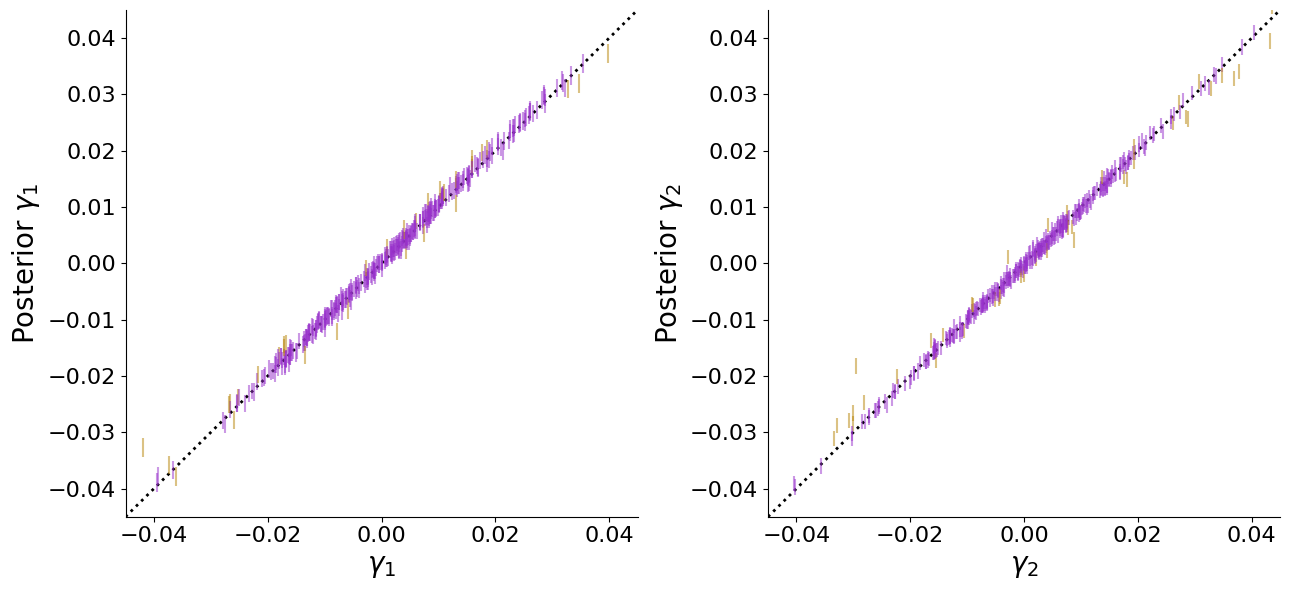
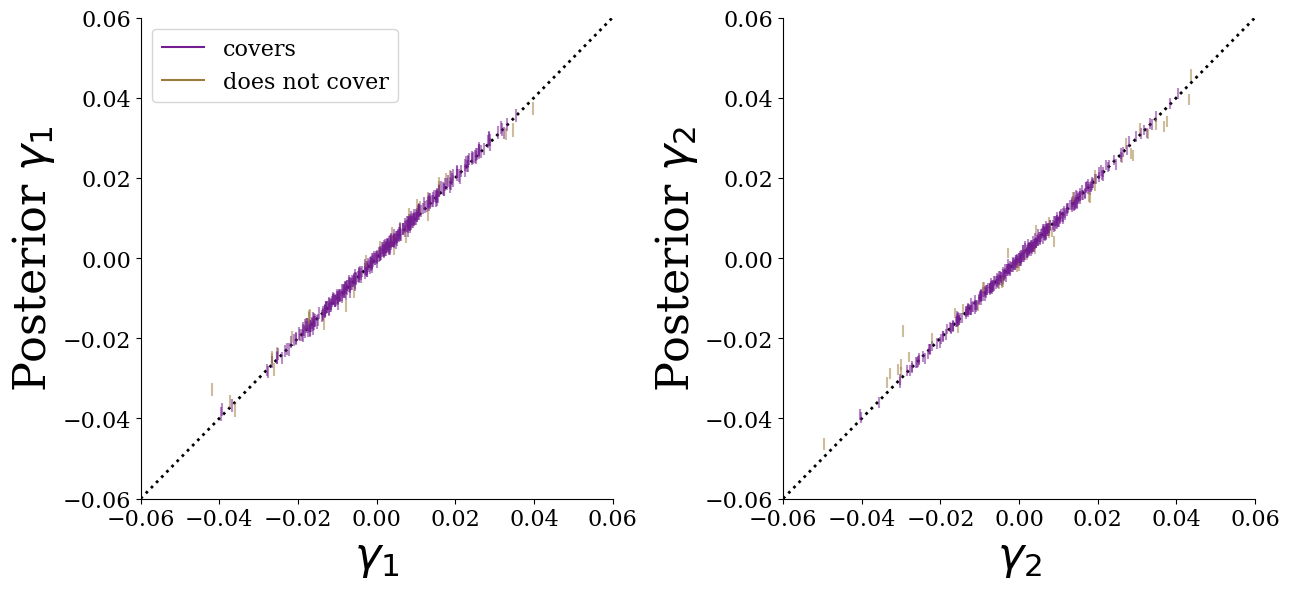
The change to this notebook cell's code, shown as a diff; its figure went from the first image to the second:
--- before
+++ after
@@ -1,10 +1,10 @@
 fig, ax = plt.subplots(1, 2, figsize=(13, 6))
-fontsize = 20
+fontsize = 32
 ticklabelsize = 16
-color = np.array(["darkgoldenrod", "darkorchid"])
+color = np.array(["#9c7c3d", "#741d91"])
 alpha = 0.5
 
-axmin = -0.045
-axmax = 0.045
+axmin = -0.06
+axmax = 0.06
 
 np.random.seed(0)
@@ -30,5 +30,5 @@
             alpha=alpha,
             color=color[shear1_coverage[indexes[i]]],
-            label=f"covers ({round(100 * shear1_coverage_probs[interval_idx].item(), 1)}%)",
+            label="covers",
         )
     elif (not shear1_coverage[indexes[i]]) and (not uncovered_legend):
@@ -40,5 +40,5 @@
             alpha=alpha,
             color=color[shear1_coverage[indexes[i]]],
-            label=f"does not cover ({round(100 * (1 - shear1_coverage_probs[interval_idx].item()), 1)}%)",
+            label="does not cover",
         )
     else:
@@ -53,5 +53,5 @@
 _ = ax[0].set_ylabel(r"Posterior $\gamma_1$", fontsize=fontsize)
 _ = ax[0].tick_params(axis="both", which="major", labelsize=ticklabelsize)
-# _ = ax[0].legend(loc = 'upper left', prop = {'size': ticklabelsize})
+_ = ax[0].legend(loc="upper left", prop={"size": ticklabelsize})
 _ = ax[0].set_xlim(axmin, axmax)
 _ = ax[0].set_ylim(axmin, axmax)
@@ -75,5 +75,5 @@
             alpha=alpha,
             color=color[shear2_coverage[indexes[i]]],
-            label=f"covers ({round(100 * shear2_coverage_probs[interval_idx].item(), 1)}%)",
+            label="covers",
         )
     elif (not shear2_coverage[indexes[i]]) and (not uncovered_legend):
@@ -85,5 +85,5 @@
             alpha=alpha,
             color=color[shear2_coverage[indexes[i]]],
-            label=f"does not cover ({round(100 * (1 - shear2_coverage_probs[interval_idx].item()), 1)}%)",
+            label="does not cover",
         )
     else:
@@ -98,8 +98,10 @@
 _ = ax[1].set_ylabel(r"Posterior $\gamma_2$", fontsize=fontsize)
 _ = ax[1].tick_params(axis="both", which="major", labelsize=ticklabelsize)
-# _ = ax[1].legend(loc = 'upper left', prop = {'size': ticklabelsize})
 _ = ax[1].set_xlim(axmin, axmax)
 _ = ax[1].set_ylim(axmin, axmax)
 
+leg = ax[0].legend(loc="upper left", prop={"size": ticklabelsize})
+for lh in leg.legend_handles:
+    lh.set_alpha(1)
 for a in ax.flat:
     _ = a.spines[["top", "right"]].set_visible(False)

Commit: Weak lensing: DC2 updates (#1101)